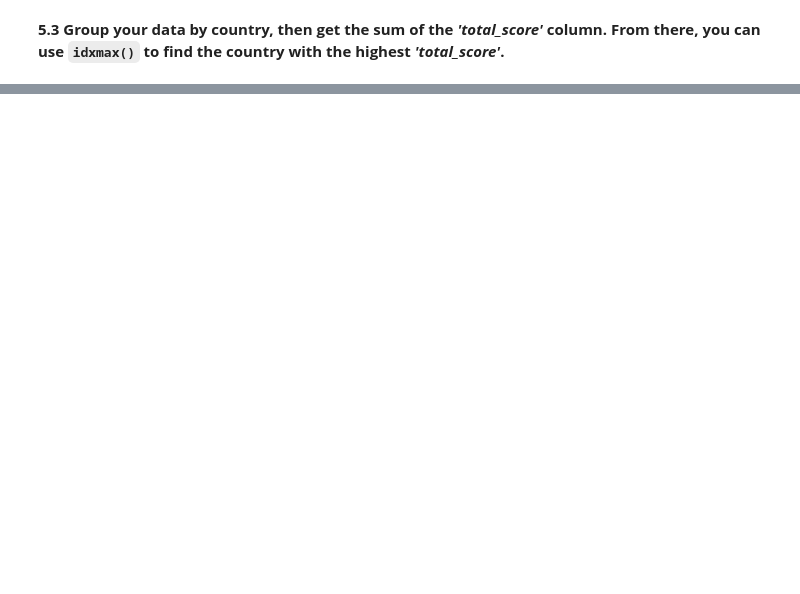
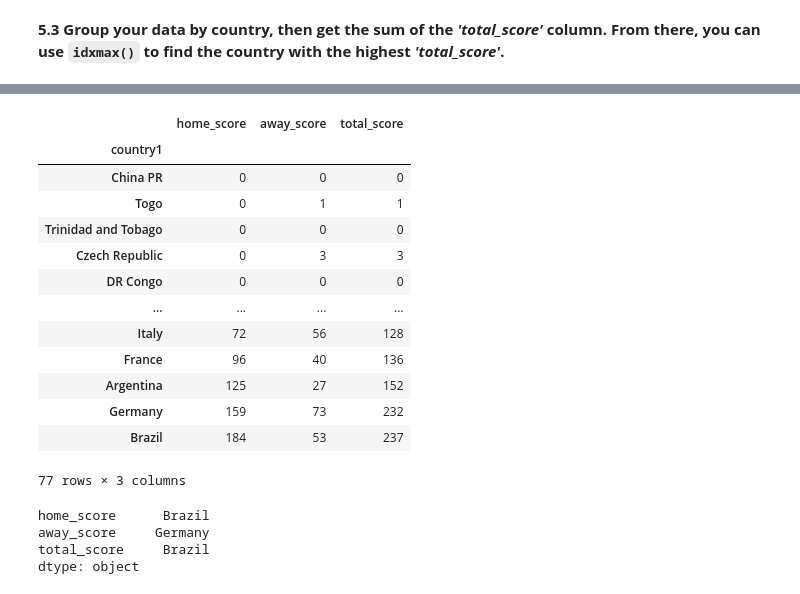
Before and after one commit to jomaly15/DS-admissions-challenge, a Jupyter notebook: JO - Project Submission.ipynb, the cells around one changed output, grey strips where cells are left out. Saved outputs shown, nothing was run; the diff lists cells and outputs as text; code cells hidden in the pictures; blank space fills up the shorter version.

```diff
--- a/JO - Project Submission.ipynb
+++ b/JO - Project Submission.ipynb
@@ -217,0 +218,4 @@ dtype: object
+# %%
+fifa_df['country1'] = fifa_df['home_team']
+df1 = fifa_df[['country1','home_score']].groupby('country1').sum('home_score').sort_values('home_score')
+df1
@@ -217,0 +242,4 @@ dtype: object
+# %%
+fifa_df['country1'] = fifa_df['away_team']
+df2 = fifa_df[['country1','away_score']].groupby('country1').sum('away_score').sort_values('away_score')
+df2
@@ -217,0 +266,26 @@ dtype: object
+# %%
+df3 = df1.merge(df2, on= 'country1')
+df3['total_score'] = df3['home_score'] + df3['away_score']
+df3
+# %% [output]
+|  | home_score | away_score | total_score |
+| country1 |  |  |  |
+| China PR | 0 | 0 | 0 |
+| Togo | 0 | 1 | 1 |
+| Trinidad and Tobago | 0 | 0 | 0 |
+| Czech Republic | 0 | 3 | 3 |
+| DR Congo | 0 | 0 | 0 |
+| ... | ... | ... | ... |
+| Italy | 72 | 56 | 128 |
+| France | 96 | 40 | 136 |
+| Argentina | 125 | 27 | 152 |
+| Germany | 159 | 73 | 232 |
+| Brazil | 184 | 53 | 237 |
+77 rows × 3 columns
+# %%
+df3.idxmax()
+# %% [output]
+home_score      Brazil
+away_score     Germany
+total_score     Brazil
+dtype: object
```
Also changed, not shown: parts of 7 cells of this notebook.
